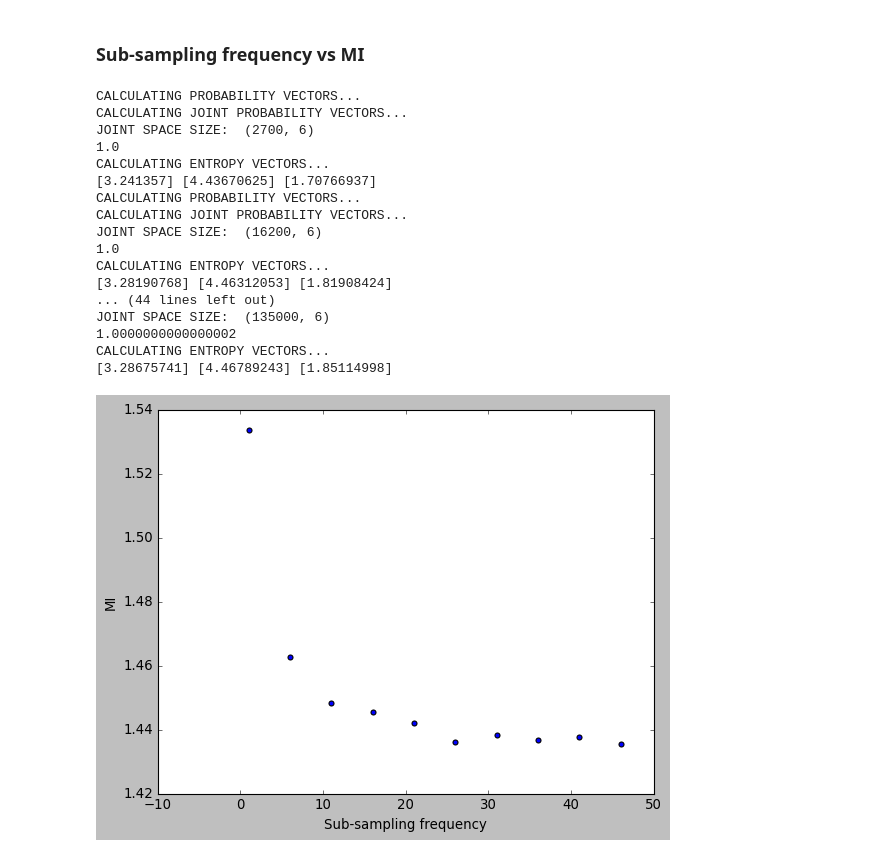
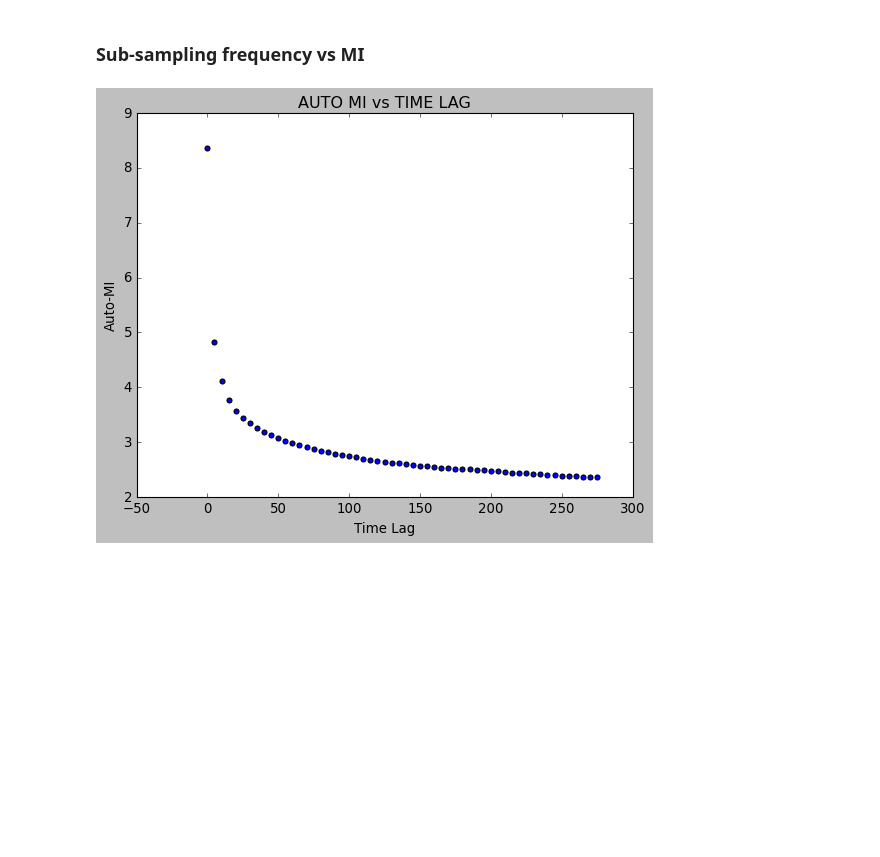
Before and after one commit to laporastrelli/Final_Year_Project, a Jupyter notebook: PreProcessing.ipynb, the cells around one changed output. Saved outputs shown, nothing was run; the diff lists cells and outputs as text; code cells hidden in the pictures; blank space fills up the shorter version.

```diff
--- a/PreProcessing.ipynb
+++ b/PreProcessing.ipynb
@@ -185,61 +199,2 @@ def joint_entropy(prob_s1s2):
 # %% [markdown]
 ### Sub-sampling frequency vs MI
-# %%
-fs_og = 300
-length_ = int(all_trajectories.shape[0]/10)
-sub_fs = np.arange(1,50, 5)
-names = ['HeadF', 'HeadB', 'HeadL', 'SpineF', 'SpineM',
-         'SpineL', 'Offset1', 'Offset2', 'HipL', 'HipR',
-         'ElbowL', 'ArmL', 'ShoulderL', 'ShoulderR', 'ElbowR'
-         'ArmR', 'KneeR', 'KneeL', 'ShinL', 'ShinR']
-markers = [11, 15]
-MIs = np.zeros((len(sub_fs), 1))
-for i, fs in enumerate(sub_fs):
-    # step for sampling frequency
-    step = int(300/fs)
-
-    # construct sample trajectories for the first 2 dims ('HeadF' and 'HeadB')
-    s1 = all_trajectories[0:length_:step, markers[0]*3:(markers[0]*3)+3]
-    s2 = all_trajectories[0:length_:step, markers[1]*3:(markers[1]*3)+3]
-
-    # probability vectors for the two sequences and joint probability
-    print('CALCULATING PROBABILITY VECTORS...')
-    prob_s1 = probability(s1)
-    prob_s2 = probability(s2)
-    print('CALCULATING JOINT PROBABILITY VECTORS...')
-    prob_s1s2 = joint_probability(s1, s2)
-    print(np.sum(prob_s1s2))
-
-    # calculating entropy values for MI
-    print('CALCULATING ENTROPY VECTORS...')
-    E_s1 = entropy(prob_s1, base=2)
-    E_s2 = entropy(prob_s2, base=2)
-    E_s1_cond_s2 = joint_entropy(prob_s1s2) - E_s2
-    print(E_s1, E_s2, E_s1_cond_s2)
-    MI = E_s1 - E_s1_cond_s2
-    MIs[i] = MI
-
-# plotting relation between MI and sub-sampling frequency
-plt.scatter(sub_fs, MIs)
-plt.ylabel('MI')
-plt.xlabel('Sub-sampling frequency')
-plt.show()
-# %% [output]
-CALCULATING PROBABILITY VECTORS...
-CALCULATING JOINT PROBABILITY VECTORS...
-JOINT SPACE SIZE:  (2700, 6)
-1.0
-CALCULATING ENTROPY VECTORS...
-[3.241357] [4.43670625] [1.70766937]
-CALCULATING PROBABILITY VECTORS...
-CALCULATING JOINT PROBABILITY VECTORS...
-JOINT SPACE SIZE:  (16200, 6)
-1.0
-CALCULATING ENTROPY VECTORS...
-[3.28190768] [4.46312053] [1.81908424]
-... (44 lines left out)
-JOINT SPACE SIZE:  (135000, 6)
-1.0000000000000002
-CALCULATING ENTROPY VECTORS...
-[3.28675741] [4.46789243] [1.85114998]
-[figure, removed]
@@ -245,0 +241,13 @@ CALCULATING ENTROPY VECTORS...
+# %%
+path_in = '/rds/general/user/lr4617/home/4th_Year_Project/CAPTURE_rat_multidimensional/raw_data/normal/traj_1/'
+auto_MI = np.load(path_in + 'auto_MI_per_lag_6.npy')
+non_zero = np.count_nonzero(auto_MI)
+shifts = np.arange(0, 300, 5)
+
+plt.scatter(shifts[0:non_zero], auto_MI[0:non_zero])
+plt.ylabel('Auto-MI')
+plt.xlabel('Time Lag')
+plt.title('AUTO MI vs TIME LAG')
+plt.show()
+# %% [output]
+[figure, added]
```
Also changed, not shown: parts of 8 cells of this notebook, 4 other files.
